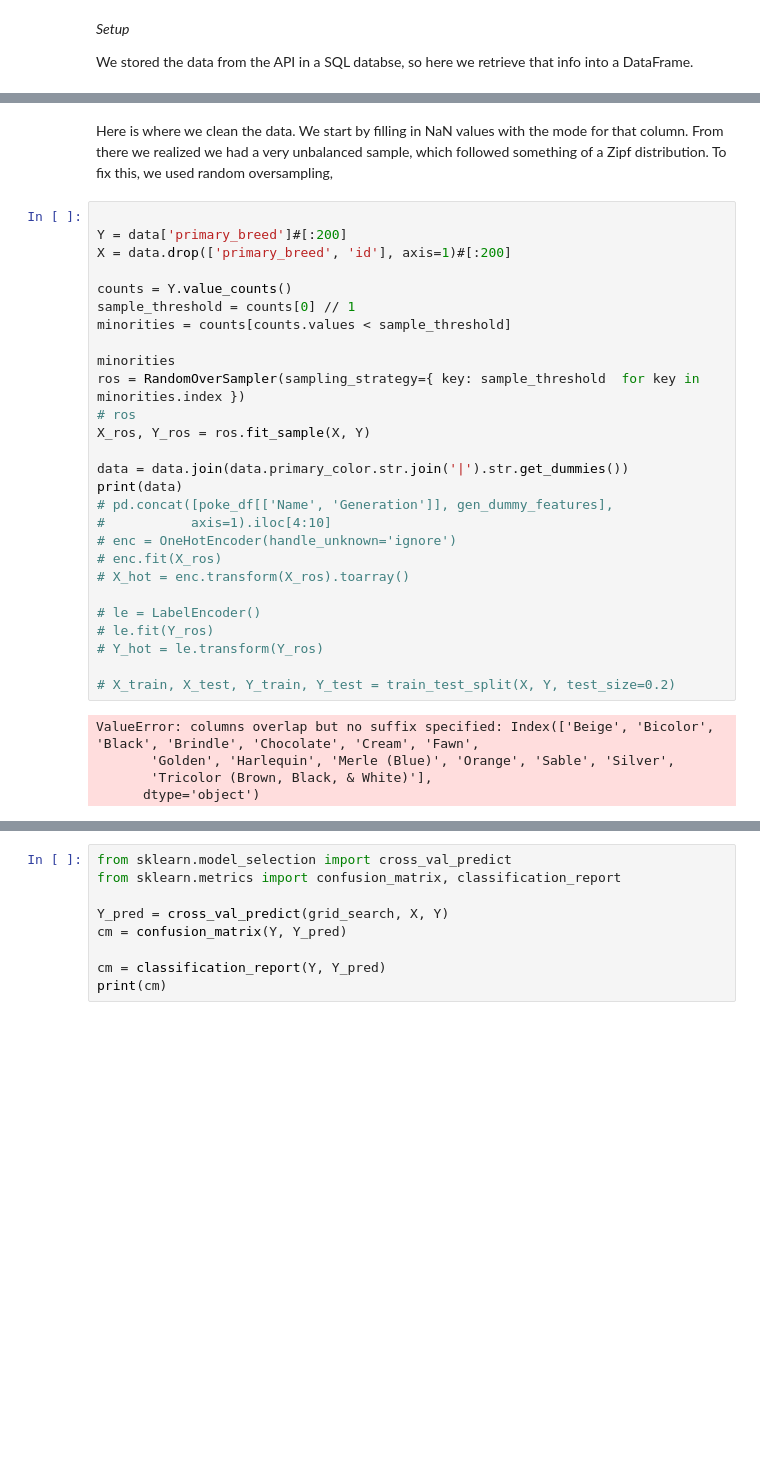
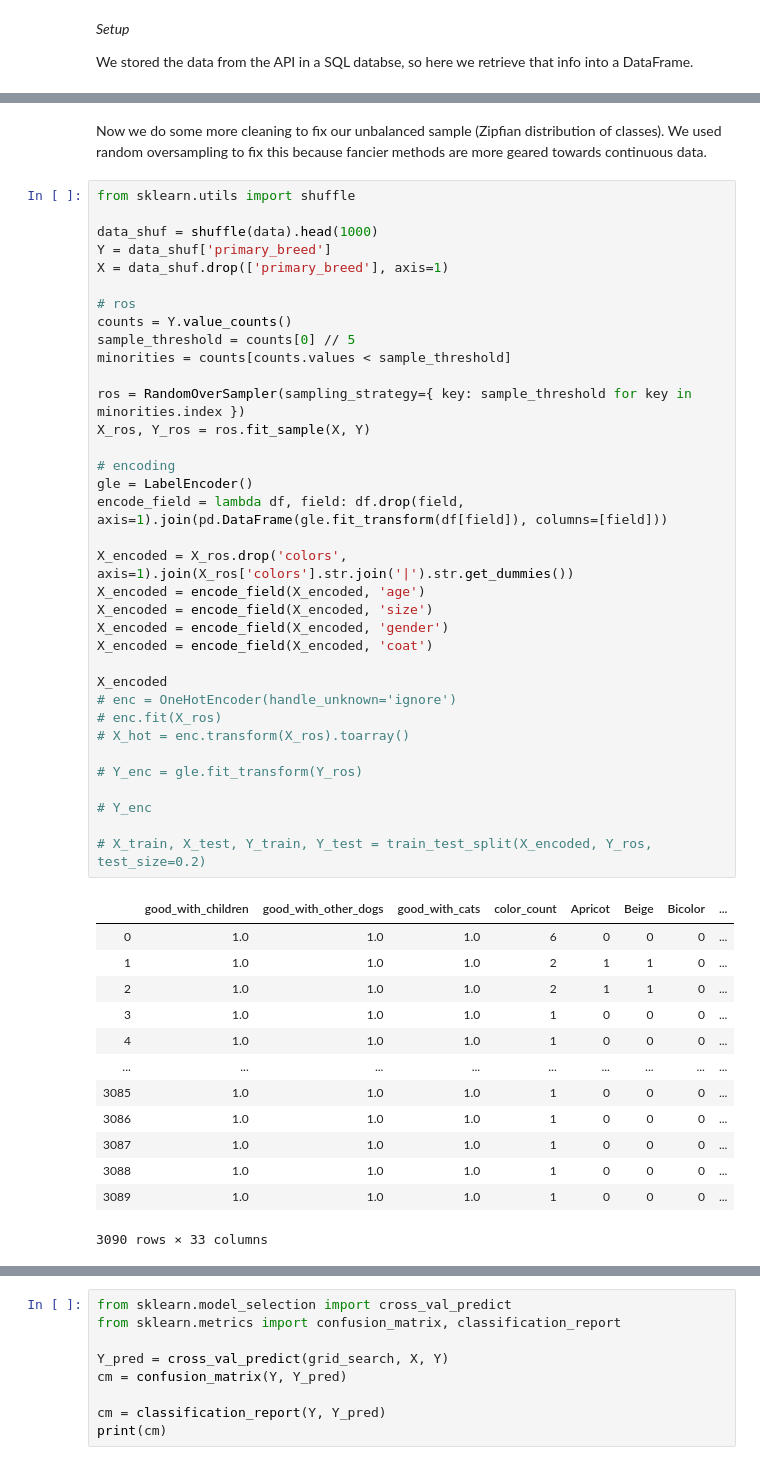
Before and after one commit to codesmary/doggo-mining, a Jupyter notebook: Classifier.ipynb, the cells around one changed output, grey strips where cells are left out. Drawn from its saved outputs; the diff is of its cells as text; blank space fills up the shorter version.

```diff
--- a/Classifier.ipynb
+++ b/Classifier.ipynb
@@ -136,37 +161,54 @@ data
-# %% [markdown]
-Here is where we clean the data. We start by filling in NaN values with the mode for that column. From there we realized we had a very unbalanced sample, which followed something of a Zipf distribution. To fix this, we used random oversampling,
+# %% [markdown]
+Now we do some more cleaning to fix our unbalanced sample (Zipfian distribution of classes). We used random oversampling to fix this because fancier methods are more geared towards continuous data.
 # %%
+from sklearn.utils import shuffle
 
-Y = data['primary_breed']#[:200]
-X = data.drop(['primary_breed', 'id'], axis=1)#[:200]
+data_shuf = shuffle(data).head(1000)
+Y = data_shuf['primary_breed']
+X = data_shuf.drop(['primary_breed'], axis=1)
 
+# ros
 counts = Y.value_counts()
-sample_threshold = counts[0] // 1
+sample_threshold = counts[0] // 5
 minorities = counts[counts.values < sample_threshold]
 
-minorities
-ros = RandomOverSampler(sampling_strategy={ key: sample_threshold  for key in minorities.index })
-# ros
+ros = RandomOverSampler(sampling_strategy={ key: sample_threshold for key in minorities.index })
 X_ros, Y_ros = ros.fit_sample(X, Y)
 
-data = data.join(data.primary_color.str.join('|').str.get_dummies())
-print(data)
-# pd.concat([poke_df[['Name', 'Generation']], gen_dummy_features],
-#           axis=1).iloc[4:10]
+# encoding
+gle = LabelEncoder()
+encode_field = lambda df, field: df.drop(field, axis=1).join(pd.DataFrame(gle.fit_transform(df[field]), columns=[field]))
+
+X_encoded = X_ros.drop('colors', axis=1).join(X_ros['colors'].str.join('|').str.get_dummies())
+X_encoded = encode_field(X_encoded, 'age')
+X_encoded = encode_field(X_encoded, 'size')
+X_encoded = encode_field(X_encoded, 'gender')
+X_encoded = encode_field(X_encoded, 'coat')
+
+X_encoded
 # enc = OneHotEncoder(handle_unknown='ignore')
 # enc.fit(X_ros)
 # X_hot = enc.transform(X_ros).toarray()
 
-# le = LabelEncoder()
-# le.fit(Y_ros)
-# Y_hot = le.transform(Y_ros)
+# Y_enc = gle.fit_transform(Y_ros)
 
-# X_train, X_test, Y_train, Y_test = train_test_split(X, Y, test_size=0.2)
+# Y_enc
+
+# X_train, X_test, Y_train, Y_test = train_test_split(X_encoded, Y_ros, test_size=0.2)
 # %% [output]
+|  | good_with_children | good_with_other_dogs | good_with_cats | color_count | Apricot | Beige | Bicolor | ... |
+| 0 | 1.0 | 1.0 | 1.0 | 6 | 0 | 0 | 0 | ... |
+| 1 | 1.0 | 1.0 | 1.0 | 2 | 1 | 1 | 0 | ... |
+| 2 | 1.0 | 1.0 | 1.0 | 2 | 1 | 1 | 0 | ... |
+| 3 | 1.0 | 1.0 | 1.0 | 1 | 0 | 0 | 0 | ... |
+| 4 | 1.0 | 1.0 | 1.0 | 1 | 0 | 0 | 0 | ... |
+| ... | ... | ... | ... | ... | ... | ... | ... | ... |
+| 3085 | 1.0 | 1.0 | 1.0 | 1 | 0 | 0 | 0 | ... |
+| 3086 | 1.0 | 1.0 | 1.0 | 1 | 0 | 0 | 0 | ... |
+| 3087 | 1.0 | 1.0 | 1.0 | 1 | 0 | 0 | 0 | ... |
+| 3088 | 1.0 | 1.0 | 1.0 | 1 | 0 | 0 | 0 | ... |
+| 3089 | 1.0 | 1.0 | 1.0 | 1 | 0 | 0 | 0 | ... |
-ValueError: columns overlap but no suffix specified: Index(['Beige', 'Bicolor', 'Black', 'Brindle', 'Chocolate', 'Cream', 'Fawn',
-       'Golden', 'Harlequin', 'Merle (Blue)', 'Orange', 'Sable', 'Silver',
-       'Tricolor (Brown, Black, & White)'],
-      dtype='object')
+3090 rows × 33 columns
 # %%
 from sklearn.multiclass import OneVsRestClassifier
 
```
Also changed, not shown: parts of 10 cells of this notebook, 2 other files.
